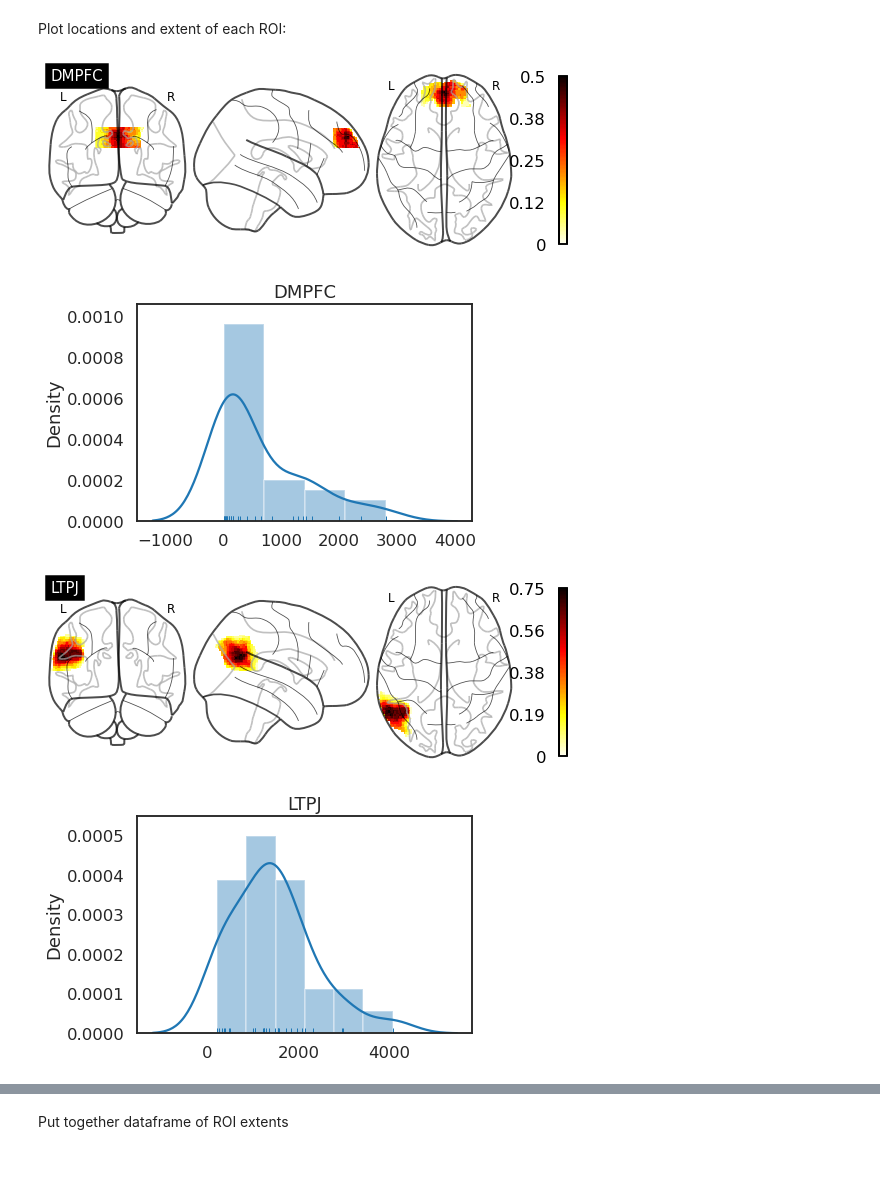
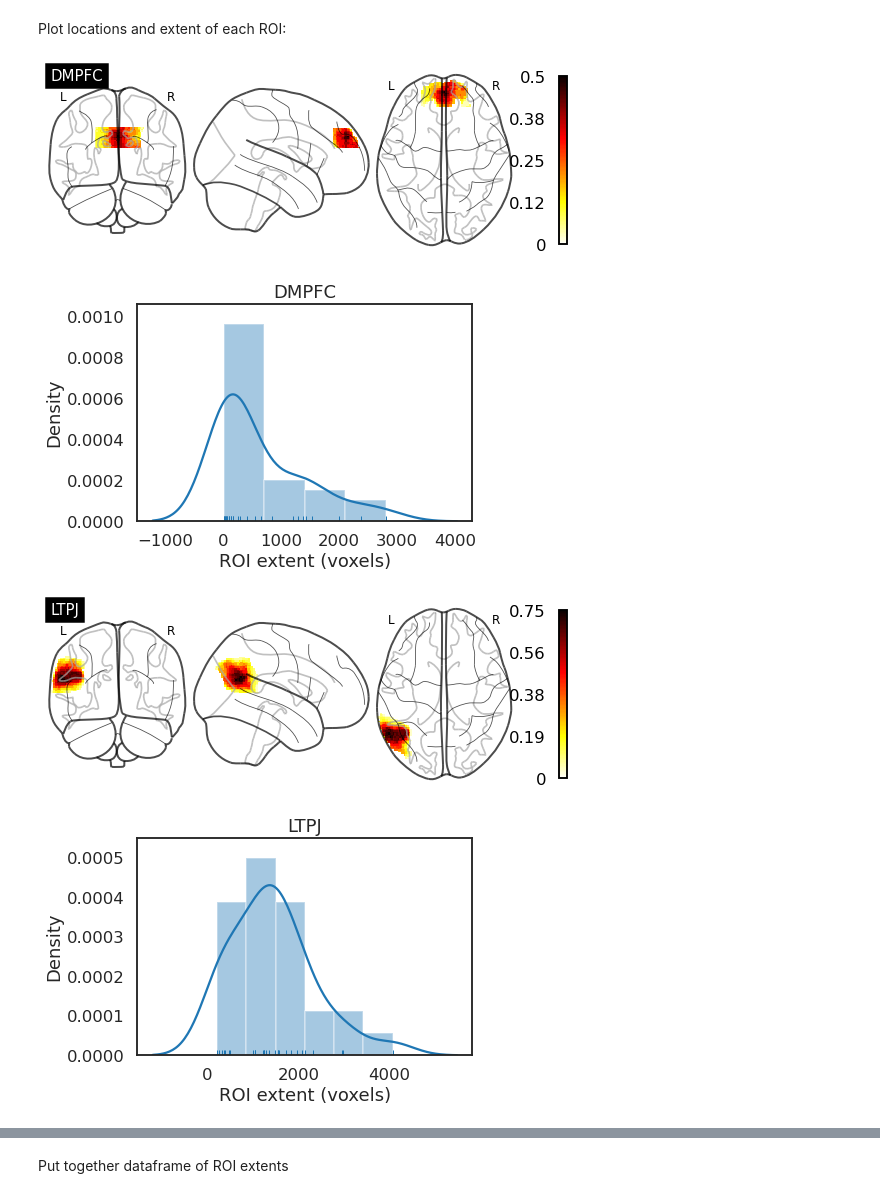
Before and after one commit to nataliavelez/teaching_fmri, a Jupyter notebook: 5_roi/2_check_roi.ipynb, the cells around one changed output, grey strips where cells are left out. Saved outputs shown, nothing was run; the diff lists cells and outputs as text; code cells hidden in the pictures; blank space fills up the shorter version.

```diff
--- a/5_roi/2_check_roi.ipynb
+++ b/5_roi/2_check_roi.ipynb
@@ -98,28 +119,28 @@ Plot locations and extent of each ROI:
 # %%
 extent_list = []
 
 for name, group in roi_df.groupby('roi'):
     # Load all ROI images
     roi_images = image.load_img(group.path.values.tolist())
 
     # Plot mean ROI
     mean_roi = image.mean_img(roi_images)
     mean_roi_plot = plotting.plot_glass_brain(mean_roi, colorbar=True, title=name)
     mean_roi_plot.savefig(opj(out_dir, '%s_location.png' % name))
 
     # Get ROI extent
     roi_extents = np.apply_over_axes(np.sum, roi_images.dataobj, range(roi_images.dataobj.ndim - 1)).flatten()
     roi_extents_df = group.copy()
     roi_extents_df['extent'] = roi_extents
     extent_list.append(roi_extents_df)
 
     fig,ax=plt.subplots()
     sns.distplot(roi_extents, rug=True, ax=ax)
-    ax.set(title=name)
-    plt.savefig(opj(out_dir, '%s_extent.png' % name))
+    ax.set(title=name, xlabel='ROI extent (voxels)')
+    plt.savefig(opj(out_dir, '%s_extent.png' % name), bbox_inches='tight')
 # %% [output]
 [figure]
-[figure, old version]
+[figure, new version]
 [figure]
-[figure, old version]
+[figure, new version]
 [figure]
```
Also changed, not shown: parts of 21 cells of this notebook, 49 other files.
